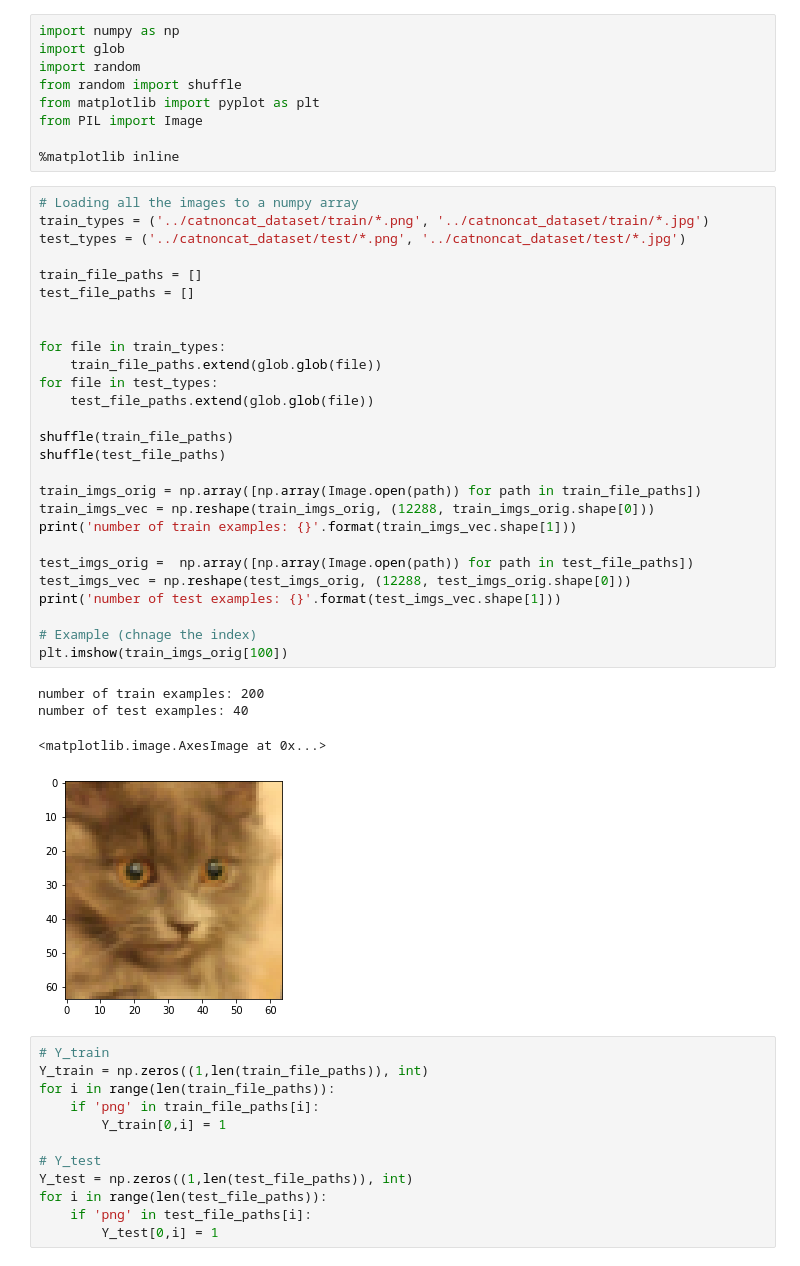
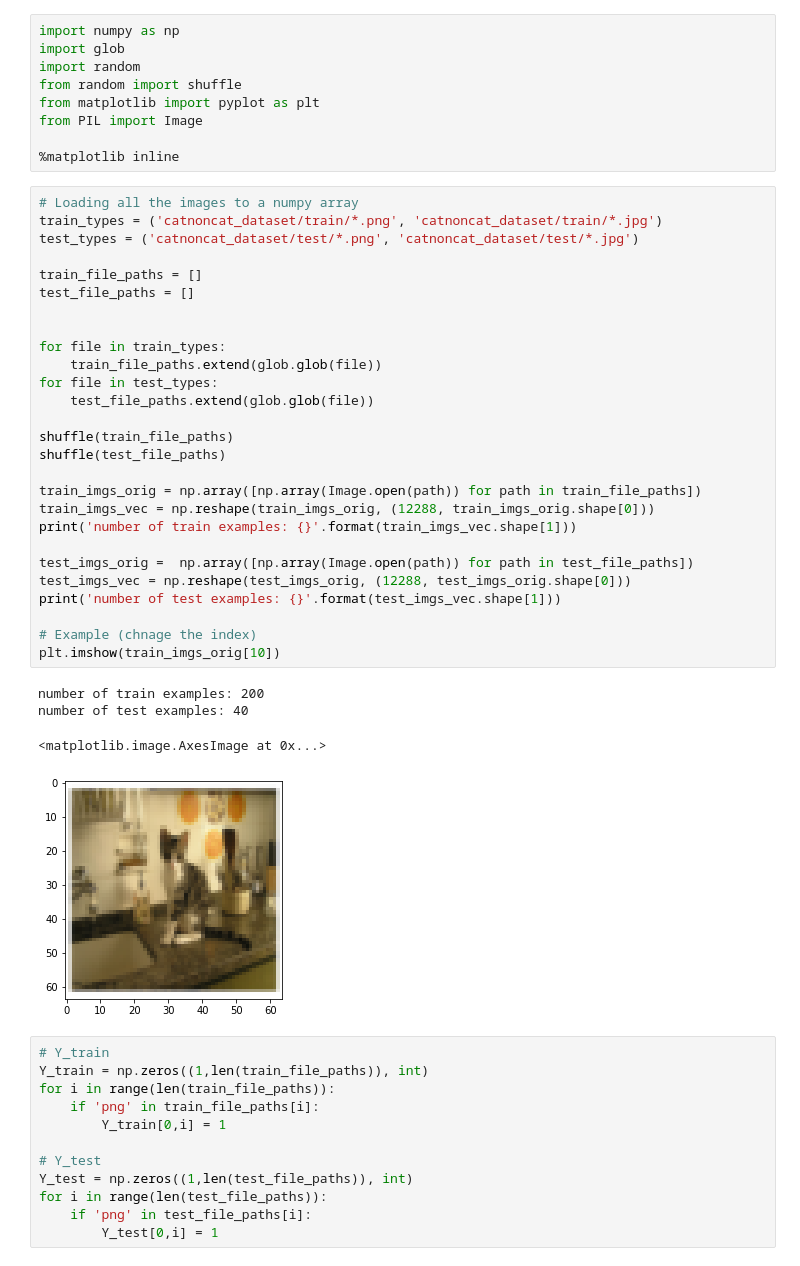
Before and after one commit to AmiraliSajadi/Image-Classification-Neural-Network, a Jupyter notebook: cat_noncat_L_layer_NN.ipynb, the cells around one changed output. Cells and saved outputs as stored; diff of their text form.

```diff
--- a/cat_noncat_L_layer_NN.ipynb
+++ b/cat_noncat_L_layer_NN.ipynb
@@ -9,36 +9,36 @@ from PIL import Image
 %matplotlib inline
 # %%
 # Loading all the images to a numpy array
-train_types = ('../catnoncat_dataset/train/*.png', '../catnoncat_dataset/train/*.jpg')
-test_types = ('../catnoncat_dataset/test/*.png', '../catnoncat_dataset/test/*.jpg')
+train_types = ('catnoncat_dataset/train/*.png', 'catnoncat_dataset/train/*.jpg')
+test_types = ('catnoncat_dataset/test/*.png', 'catnoncat_dataset/test/*.jpg')
 
 train_file_paths = []
 test_file_paths = []
 
 
 for file in train_types:
     train_file_paths.extend(glob.glob(file))
 for file in test_types:
     test_file_paths.extend(glob.glob(file))
 
 shuffle(train_file_paths)
 shuffle(test_file_paths)
 
 train_imgs_orig = np.array([np.array(Image.open(path)) for path in train_file_paths])
 train_imgs_vec = np.reshape(train_imgs_orig, (12288, train_imgs_orig.shape[0]))
 print('number of train examples: {}'.format(train_imgs_vec.shape[1]))
 
 test_imgs_orig =  np.array([np.array(Image.open(path)) for path in test_file_paths])
 test_imgs_vec = np.reshape(test_imgs_orig, (12288, test_imgs_orig.shape[0]))
 print('number of test examples: {}'.format(test_imgs_vec.shape[1]))
 
 # Example (chnage the index)
-plt.imshow(train_imgs_orig[100])
+plt.imshow(train_imgs_orig[10])
 # %% [output]
 number of train examples: 200
 number of test examples: 40
 <matplotlib.image.AxesImage at 0x...>
-[figure, old version]
+[figure, new version]
 # %%
 # Y_train
 Y_train = np.zeros((1,len(train_file_paths)), int)
```
Also changed, not shown: parts of 3 cells of this notebook.
